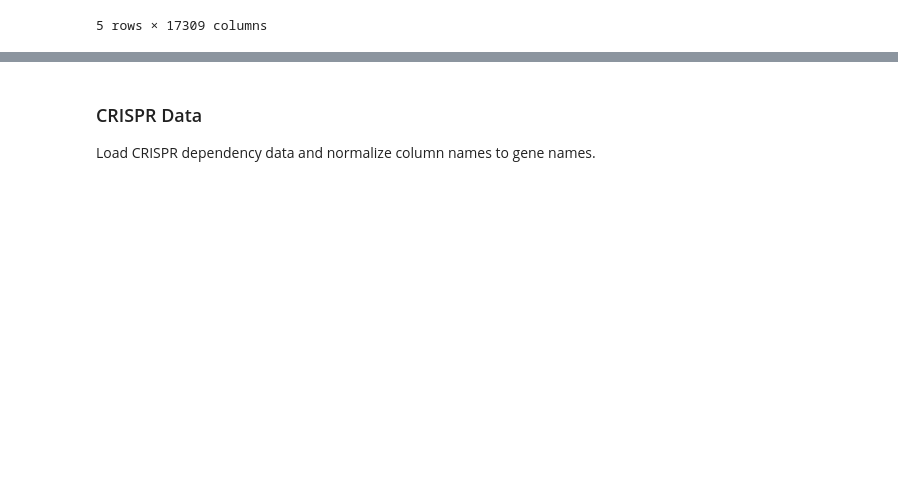
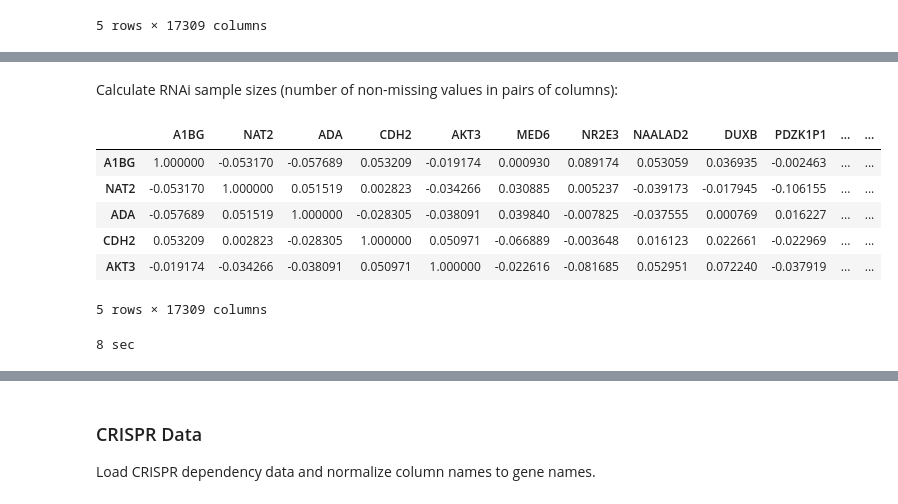
Before and after one commit to johnbachman/depmap_analysis, a Jupyter notebook: notebooks/Biomarkers of Dependency.ipynb, the cells around one changed output, grey strips where cells are left out. Drawn from its saved outputs; the diff is of its cells as text; code cells hidden in the pictures; blank space fills up the shorter version.

```diff
--- a/notebooks/Biomarkers of Dependency.ipynb
+++ b/notebooks/Biomarkers of Dependency.ipynb
@@ -137,0 +269,18 @@ rnai_z = (rnai_corr - rnai_mean) / rnai_sd
+# %% [markdown]
+Calculate RNAi sample sizes (number of non-missing values in pairs of columns):
+# %%
+rnai_corr.head()
+# %% [output]
+|  | A1BG | NAT2 | ADA | CDH2 | AKT3 | MED6 | NR2E3 | NAALAD2 | DUXB | PDZK1P1 | ... | ... |
+| A1BG | 1.000000 | -0.053170 | -0.057689 | 0.053209 | -0.019174 | 0.000930 | 0.089174 | 0.053059 | 0.036935 | -0.002463 | ... | ... |
+| NAT2 | -0.053170 | 1.000000 | 0.051519 | 0.002823 | -0.034266 | 0.030885 | 0.005237 | -0.039173 | -0.017945 | -0.106155 | ... | ... |
+| ADA | -0.057689 | 0.051519 | 1.000000 | -0.028305 | -0.038091 | 0.039840 | -0.007825 | -0.037555 | 0.000769 | 0.016227 | ... | ... |
+| CDH2 | 0.053209 | 0.002823 | -0.028305 | 1.000000 | 0.050971 | -0.066889 | -0.003648 | 0.016123 | 0.022661 | -0.022969 | ... | ... |
+| AKT3 | -0.019174 | -0.034266 | -0.038091 | 0.050971 | 1.000000 | -0.022616 | -0.081685 | 0.052951 | 0.072240 | -0.037919 | ... | ... |
+5 rows × 17309 columns
+# %%
+recalculate = False
+
+rnai_n = get_n(recalculate, rnai_df, rnai_corr, 'rnai_n')
+# %% [output]
+8 sec
```
Also changed, not shown: parts of 144 cells of this notebook.
